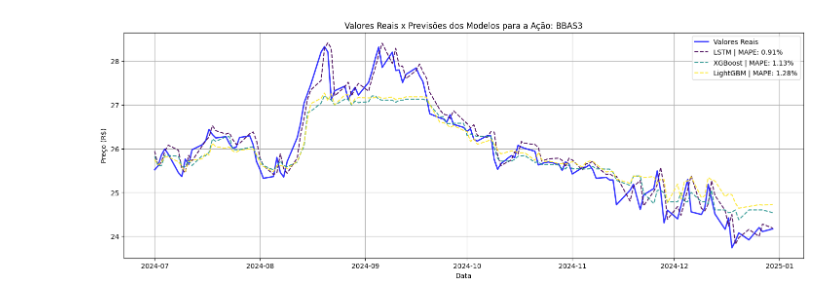
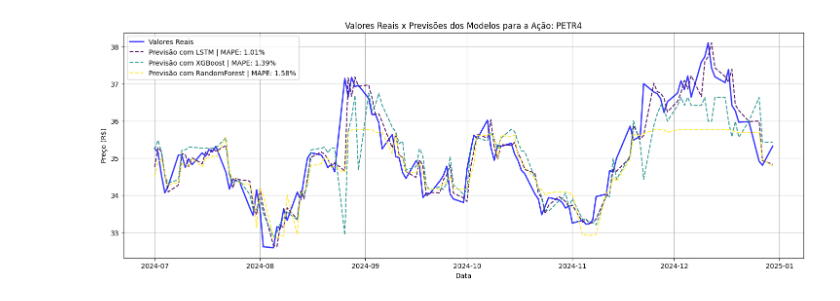
Before and after one commit to Botelho97/tcc-predict-stocks-models-comparison, a Jupyter notebook: main.ipynb, the cells around one changed output. Saved outputs shown, nothing was run; the diff lists cells and outputs as text; code cells hidden in the pictures.

```diff
--- a/main.ipynb
+++ b/main.ipynb
@@ -13,7 +13,7 @@ rcParams["figure.figsize"] = 18, 6
 # %%
 # Selecionar a ação
 
-stock = 'bbas3'
+stock = 'petr4'
 stock = stock.upper()
 # %%
 # Criar Objetos DataFrame e Series
@@ -118,21 +118,21 @@ neat_models_df = neat_models_df.sort_values(by="MAPE - Base de Teste", ascending
 # %%
 # Plotando as previsões dos top n modelos
 
 top_n = 3  # Configurar parâmetro
 
 plt.plot(y_test.index, y_test, label="Valores Reais", linewidth=2, color='blue', alpha=0.8)
 colors = cm.viridis(np.linspace(0, 1, top_n))
 
 for i, (_, row) in enumerate(neat_models_df[:top_n].iterrows()):
     nome_modelo = row["Nome do Modelo"]
     previsao = row["Previsão"]
-    plt.plot(y_test.index, previsao, label=f'{nome_modelo} | MAPE: {row["MAPE - Base de Teste"] * 100:.2f}%', linestyle='--', color=colors[i], alpha=0.9)
+    plt.plot(y_test.index, previsao, label=f'Previsão com {nome_modelo} | MAPE: {row["MAPE - Base de Teste"] * 100:.2f}%', linestyle='--', color=colors[i], alpha=0.9)
 
 plt.xlabel("Data")
 plt.ylabel("Preço (R$)")
 plt.title(f"Valores Reais x Previsões dos Modelos para a Ação: {stock}")
 plt.legend()
 plt.grid()
 plt.show()
 # %% [output]
-[figure, old version]
+[figure, new version]
```
Also changed, not shown: parts of 6 cells of this notebook, 1 other file.
